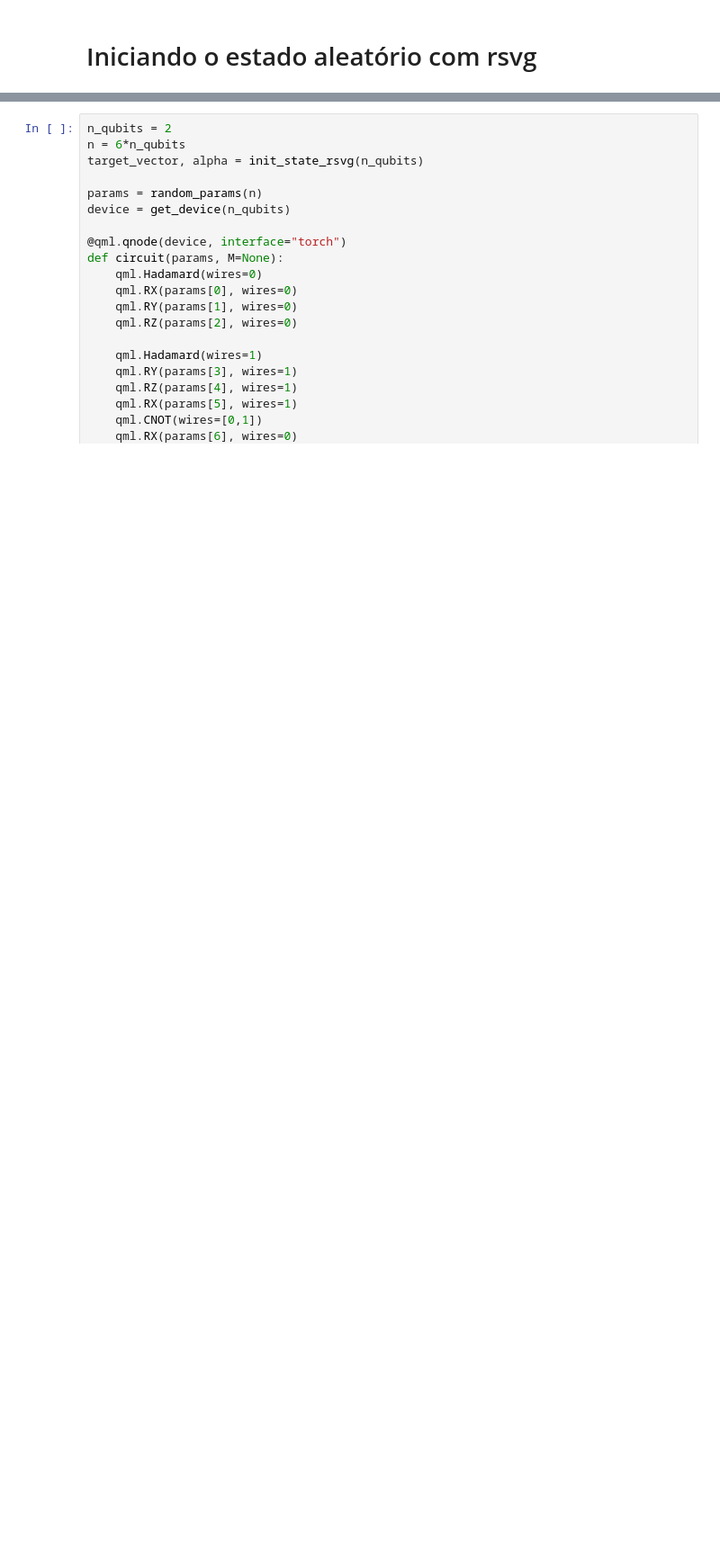
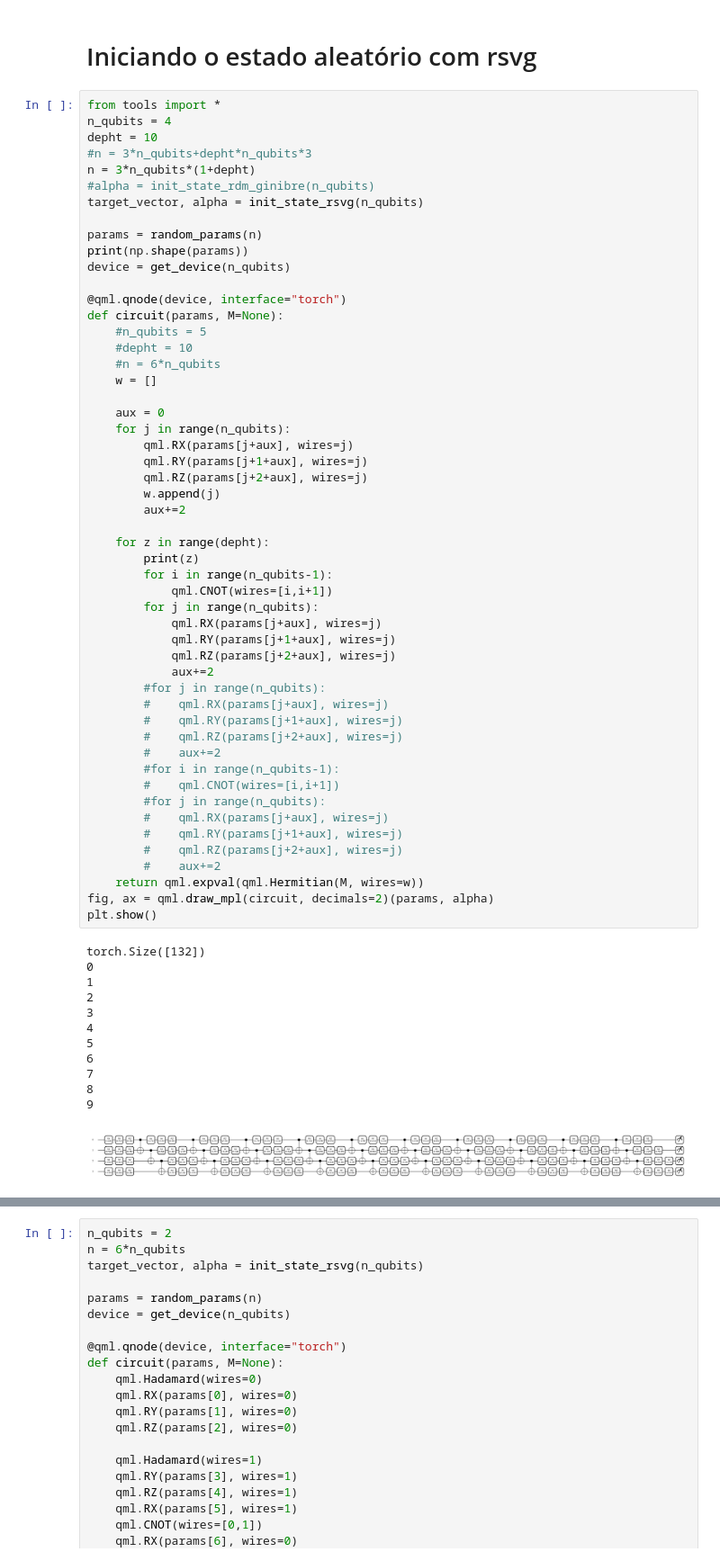
Before and after one commit to SchultzVV/Qiskit, a Jupyter notebook: Conteúdo/Run.ipynb, the cells around one changed output, grey strips where cells are left out. Shown: that part at 90% size. Saved outputs shown, nothing was run; the diff lists cells and outputs as text; blank space fills up the shorter version.

Commit message:
veja tools.py e Run.ipynb

```diff
--- a/Conteúdo/Run.ipynb
+++ b/Conteúdo/Run.ipynb
@@ -190,3 +190,68 @@ tensor([0.5234, 0.2725, 0.1670, 0.0371], dtype=torch.float64,
  [0.13937158 0.10055275 0.07872087 0.03710937]]
 # %% [markdown]
 # Iniciando o estado aleatório com rsvg
+# %%
+from tools import *
+n_qubits = 4
+depht = 10
+#n = 3*n_qubits+depht*n_qubits*3
+n = 3*n_qubits*(1+depht)
+#alpha = init_state_rdm_ginibre(n_qubits)
+target_vector, alpha = init_state_rsvg(n_qubits)
+
+params = random_params(n)
+print(np.shape(params))
+device = get_device(n_qubits)
+
+@qml.qnode(device, interface="torch")
+def circuit(params, M=None):
+    #n_qubits = 5
+    #depht = 10
+    #n = 6*n_qubits
+    w = []
+
+    aux = 0
+    for j in range(n_qubits):
+        qml.RX(params[j+aux], wires=j)
+        qml.RY(params[j+1+aux], wires=j)
+        qml.RZ(params[j+2+aux], wires=j)
+        w.append(j)
+        aux+=2
+
+    for z in range(depht):
+        print(z)
+        for i in range(n_qubits-1):
+            qml.CNOT(wires=[i,i+1])
+        for j in range(n_qubits):
+            qml.RX(params[j+aux], wires=j)
+            qml.RY(params[j+1+aux], wires=j)
+            qml.RZ(params[j+2+aux], wires=j)
+            aux+=2
+        #for j in range(n_qubits):
+        #    qml.RX(params[j+aux], wires=j)
+        #    qml.RY(params[j+1+aux], wires=j)
+        #    qml.RZ(params[j+2+aux], wires=j)
+        #    aux+=2
+        #for i in range(n_qubits-1):
+        #    qml.CNOT(wires=[i,i+1])
+        #for j in range(n_qubits):
+        #    qml.RX(params[j+aux], wires=j)
+        #    qml.RY(params[j+1+aux], wires=j)
+        #    qml.RZ(params[j+2+aux], wires=j)
+        #    aux+=2
+    return qml.expval(qml.Hermitian(M, wires=w))
+fig, ax = qml.draw_mpl(circuit, decimals=2)(params, alpha)
+plt.show()
+# %% [output]
+torch.Size([132])
+0
+1
+2
+3
+4
+5
+6
+7
+8
+9
+[figure, added]
```
Also changed, not shown: parts of 10 cells of this notebook, 3 other files.
